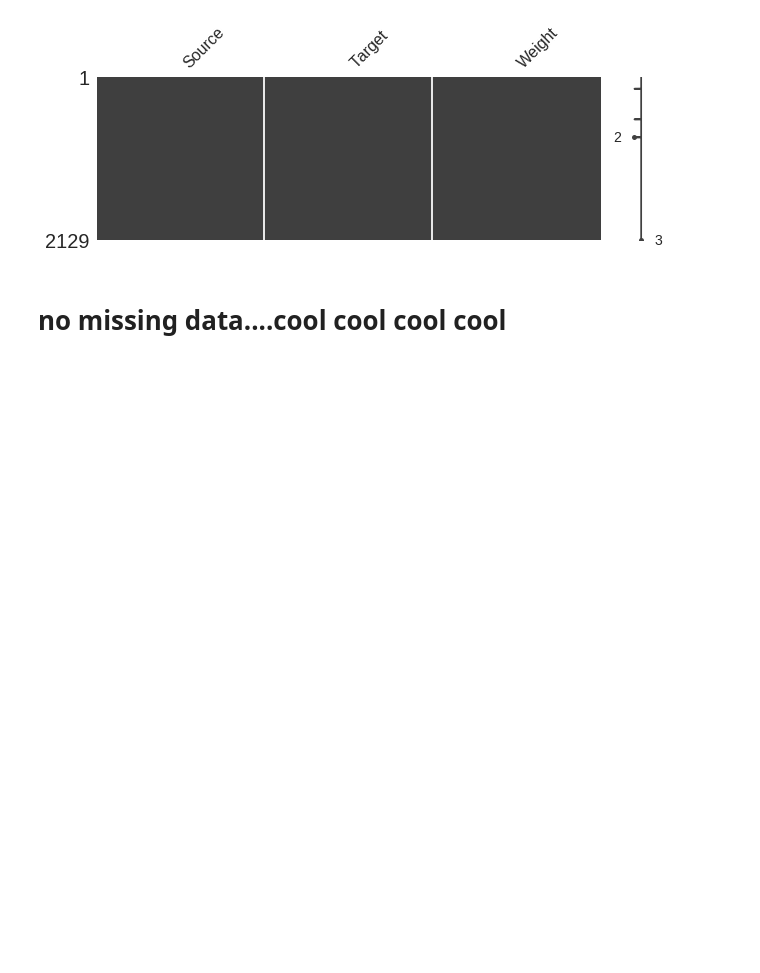
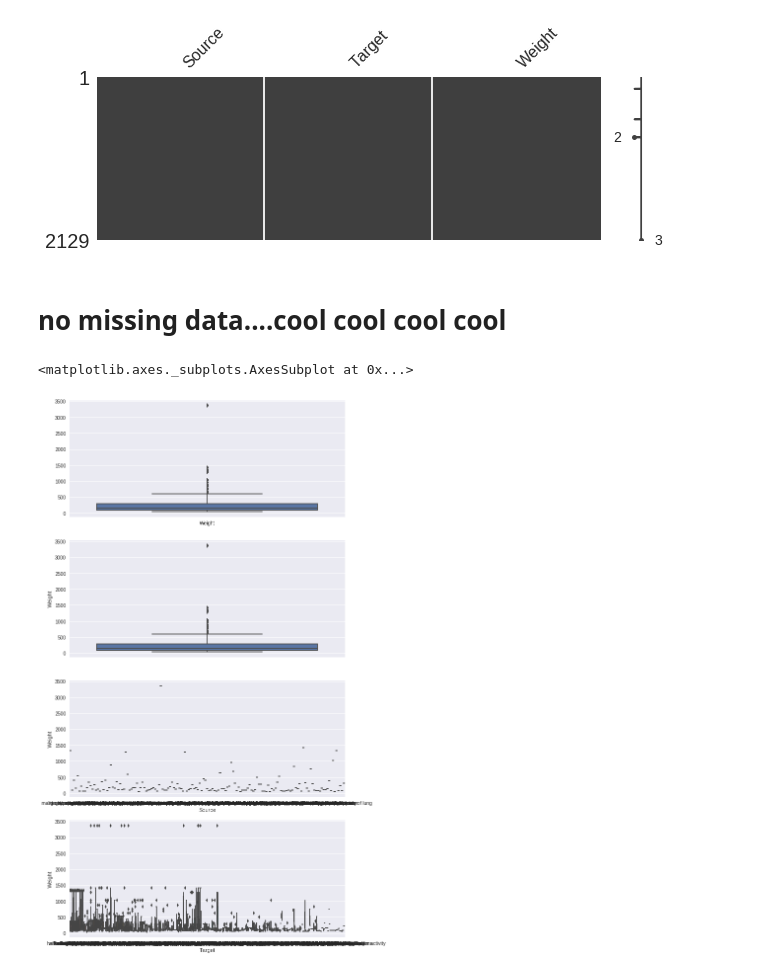
Before and after one commit to pravallika1999/heart_disease, a Jupyter notebook: disease_prediction.ipynb, the cells around one changed output. Saved outputs shown, nothing was run; the diff lists cells and outputs as text; code cells hidden in the pictures; blank space fills up the shorter version.

```diff
--- a/disease_prediction.ipynb
+++ b/disease_prediction.ipynb
@@ -21,3 +23,13 @@ msno.matrix(data,figsize=(10,3))
 [figure]
 # %% [markdown]
 # no missing data....cool cool cool cool
+# %%
+fig, axes = plt.subplots(nrows=4,ncols=1)
+fig.set_size_inches(10,20)
+sn.boxplot(data=data,orient="v",ax=axes[0])
+sn.boxplot(data=data,y="Weight",orient="v",ax=axes[1])
+sn.boxplot(data=data,y="Weight",x="Source",orient="v",ax=axes[2])
+sn.boxplot(data=data,y="Weight",x="Target",orient="v",ax=axes[3])
+# %% [output]
+<matplotlib.axes._subplots.AxesSubplot at 0x...>
+[figure, added]
```
Also changed, not shown: parts of 1 cell of this notebook.
